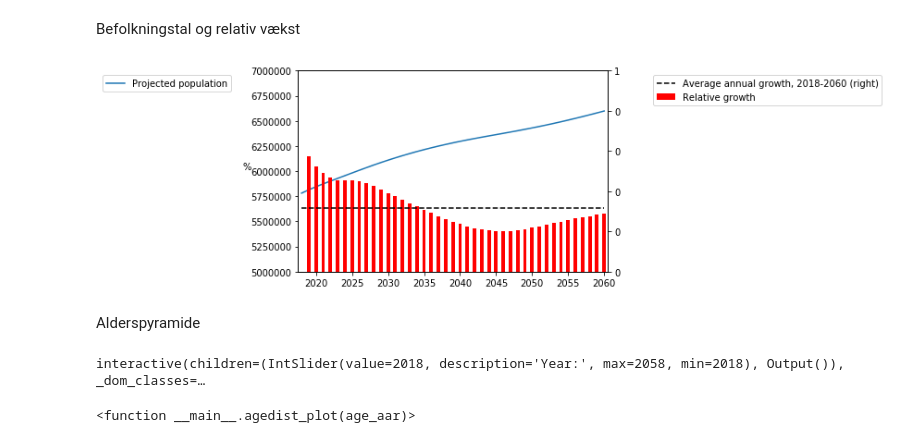
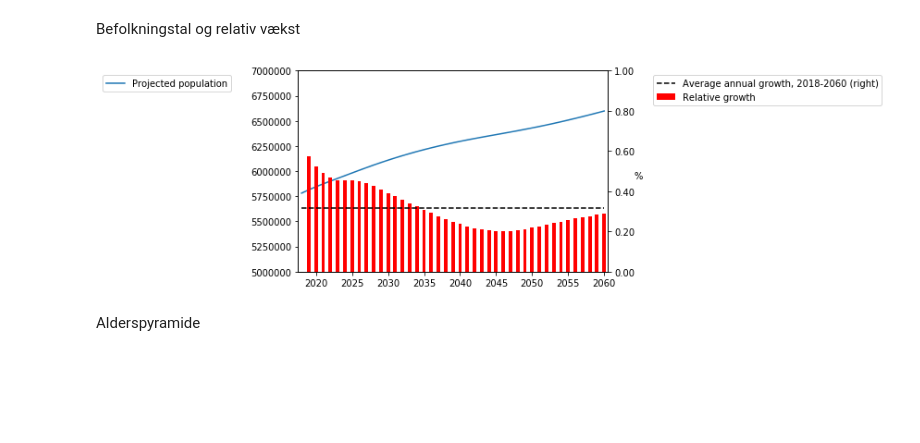
Before and after one commit to NumEconCopenhagen/projects-2019-tobias_jacob_sandru, a Jupyter notebook: dataproject/dataProject.ipynb, the cells around one changed output. Cells and saved outputs as stored; diff of their text form; code cells hidden in the pictures; blank space fills up the shorter version.

```diff
--- a/dataproject/dataProject.ipynb
+++ b/dataproject/dataProject.ipynb
@@ -45,18 +49,19 @@ proj_data['Average annual growth (2018-2060)']=((proj_data['Population primo'].i
 # %%
 ax1=proj_data[['Relative growth']].plot(kind='bar', secondary_y=True,color='red',legend=False, label='Relative growth (right)')
 ax2=proj_data['Average annual growth (2018-2060)'].plot(secondary_y=True,color='black',linestyle='dashed', label='Average annual growth, 2018-2060 (right)')
 ax3=proj_data['Population primo'].plot(label = 'Projected population', legend=True)
 plt.xticks(np.arange(2,len(proj_data),5),aar)
 ax1.set_ylim(0, 1)
 ax3.set_ylim(5000000, 7000000)
 ax2.get_yaxis().set_major_formatter(matplotlib.ticker.FuncFormatter(lambda x, p: format(int(x), ',')))
-ax3.set_ylabel("%",rotation=0)
+ax1.get_yaxis().set_major_formatter(FormatStrFormatter('%.2f'))
+ax1.set_ylabel("%",rotation=0,)
 ax3.legend(bbox_to_anchor=(-0.2,1))
 ax1.legend(bbox_to_anchor=(1.9,1))
 
 plt.show()
 # %% [output]
-[figure, old version]
+[figure, new version]
 # %% [markdown]
 Alderspyramide
 # %%
@@ -89,19 +94,15 @@ def agedist_plot(age_aar):
     axes[0].set(yticks=np.arange(0,110,10), yticklabels=agedist_fig['ALDER'][0:-2:10])
     axes[1].set(yticks=np.arange(0,110,10), yticklabels=agedist_fig['ALDER'][0:-2:10])
     fig.subplots_adjust(wspace=0)
+    fig.suptitle(f'Year: {age_aar}')
     plt.show()
     return
 
-#interact(agedist_plot, age_aar = widgets.BoundedIntText(
-#    age_aar=2018,
-#    min=2018,
-#    max=2058,
-#    step=1,
-#    description='Year:',
-#    disabled=False
-#))
+def interagedist():
+    interact(agedist_plot, age_aar = widgets.IntSlider(value=2018, min=2018, max=2058, description='Year:', step=1, disabled=False, continuous=True))
 
-interact(agedist_plot, age_aar = widgets.IntSlider(value=2018, min=2018, max=2058, description='Year:', step=1))
+def loopagedist():
+    for age_aar in range(2020,2061,5):
+            display.display(agedist_plot(age_aar=age_aar))
+            display.clear_output(wait=True);
+            #time.sleep(0.0001)
-# %% [output]
-interactive(children=(IntSlider(value=2018, description='Year:', max=2058, min=2018), Output()), _dom_classes=…
-<function __main__.agedist_plot(age_aar)>
```
Also changed, not shown: parts of 4 cells of this notebook, 2 other files.
